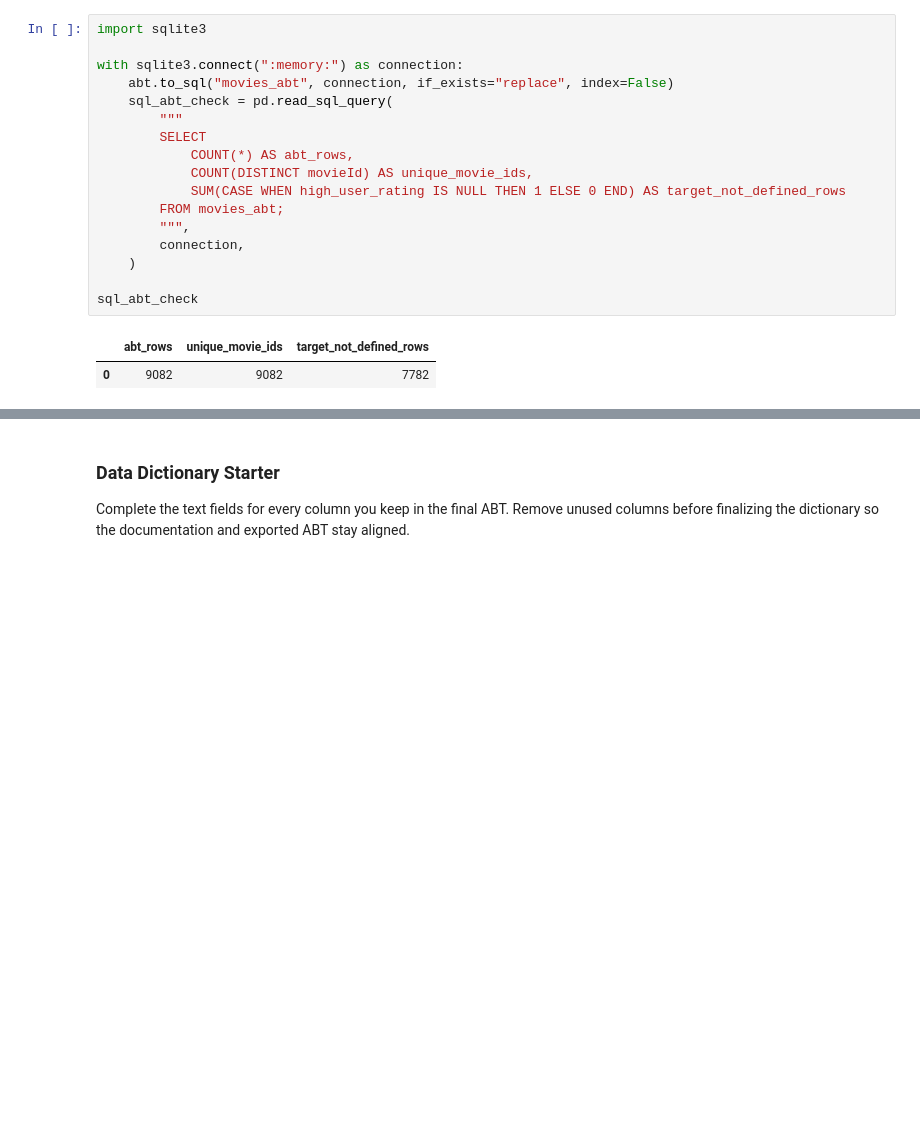
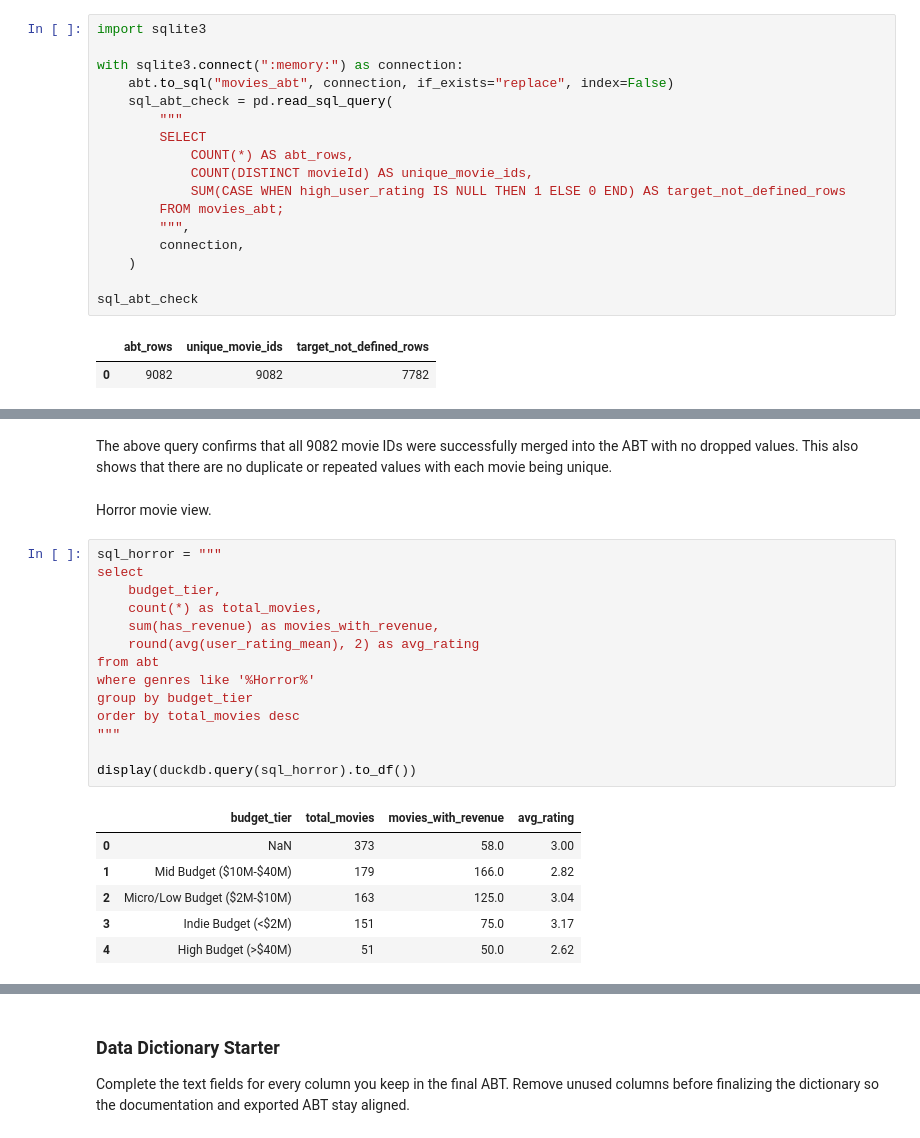
Before and after one commit to tmack92/ban6003-projectoption1-movies, a Jupyter notebook: notebooks/movies_project_starter.ipynb, the cells around one changed output, grey strips where cells are left out. Saved outputs shown, nothing was run; the diff lists cells and outputs as text; blank space fills up the shorter version.

Commit message:
Added sql queries for merge counts and for a quick overview comparison between horror and comedy genre's

```diff
--- a/notebooks/movies_project_starter.ipynb
+++ b/notebooks/movies_project_starter.ipynb
@@ -587,0 +624,25 @@ sql_abt_check
+# %% [markdown]
+The above query confirms that all 9082 movie IDs were successfully merged into the ABT with no dropped values. This also shows that there are no duplicate or repeated values with each movie being unique.
+# %% [markdown]
+Horror movie view.
+# %%
+sql_horror = """
+select
+    budget_tier,
+    count(*) as total_movies,
+    sum(has_revenue) as movies_with_revenue,
+    round(avg(user_rating_mean), 2) as avg_rating
+from abt
+where genres like '%Horror%'
+group by budget_tier
+order by total_movies desc
+"""
+
+display(duckdb.query(sql_horror).to_df())
+# %% [output]
+|  | budget_tier | total_movies | movies_with_revenue | avg_rating |
+| 0 | NaN | 373 | 58.0 | 3.00 |
+| 1 | Mid Budget ($10M-$40M) | 179 | 166.0 | 2.82 |
+| 2 | Micro/Low Budget ($2M-$10M) | 163 | 125.0 | 3.04 |
+| 3 | Indie Budget (<$2M) | 151 | 75.0 | 3.17 |
+| 4 | High Budget (>$40M) | 51 | 50.0 | 2.62 |
```
Also changed, not shown: parts of 11 cells of this notebook.
